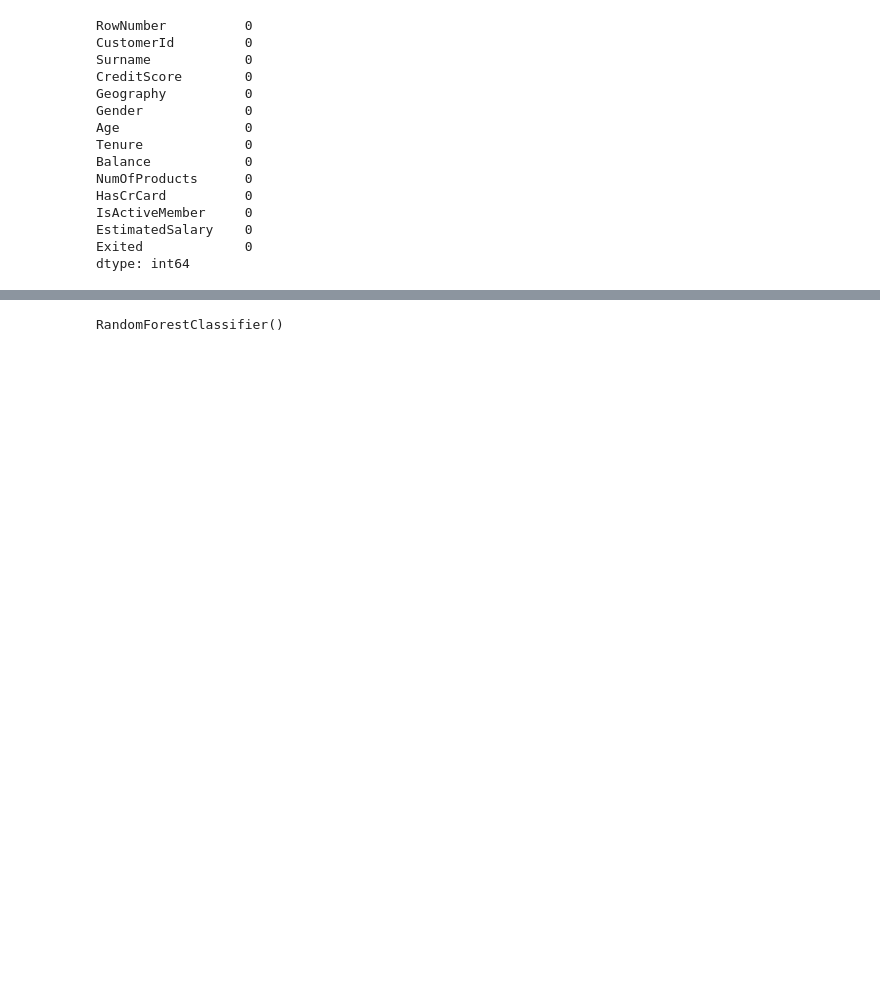
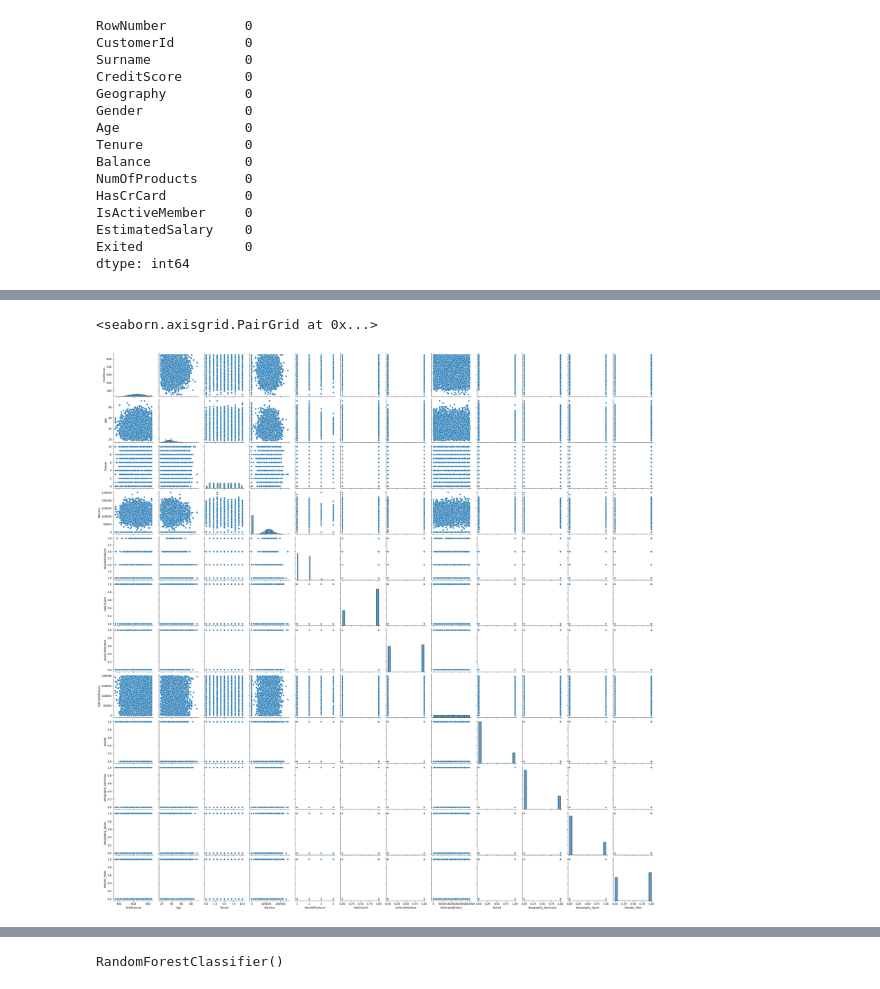
Before and after one commit to adiiityak/Bank-Growth-Rate-Prediction, a Jupyter notebook: test.ipynb, the cells around one changed output, grey strips where cells are left out. Saved outputs shown, nothing was run; the diff lists cells and outputs as text; code cells hidden in the pictures; blank space fills up the shorter version.

```diff
--- a/test.ipynb
+++ b/test.ipynb
@@ -81,0 +104,6 @@ final.head()
+# %%
+import seaborn as sns
+sns.pairplot(final_dataset)
+# %% [output]
+<seaborn.axisgrid.PairGrid at 0x...>
+[figure, added]
```
Also changed, not shown: parts of 6 cells of this notebook, 3 other files.
